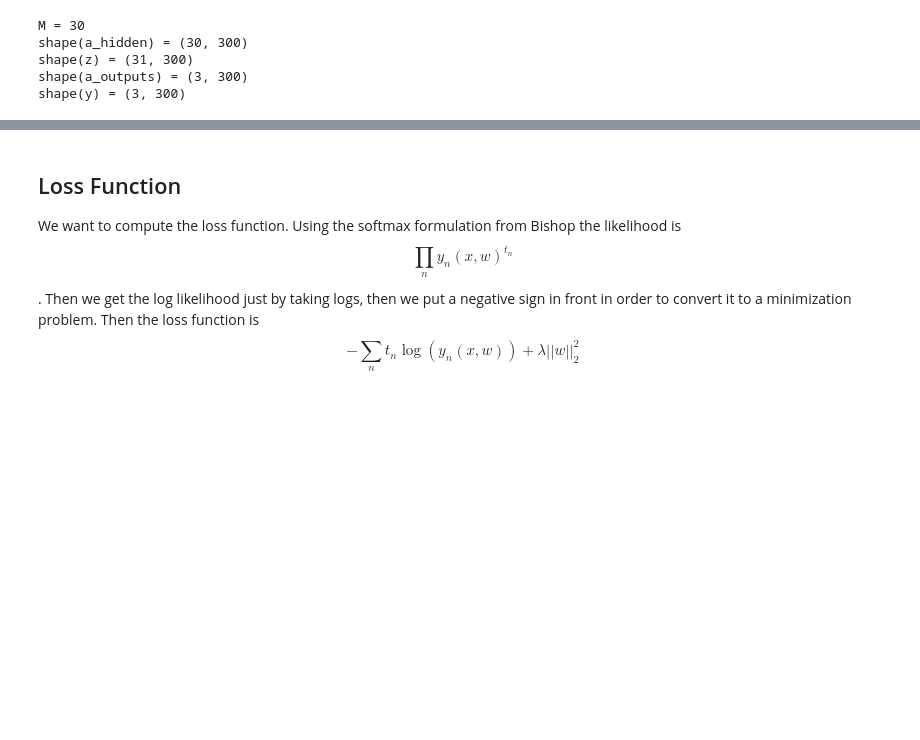
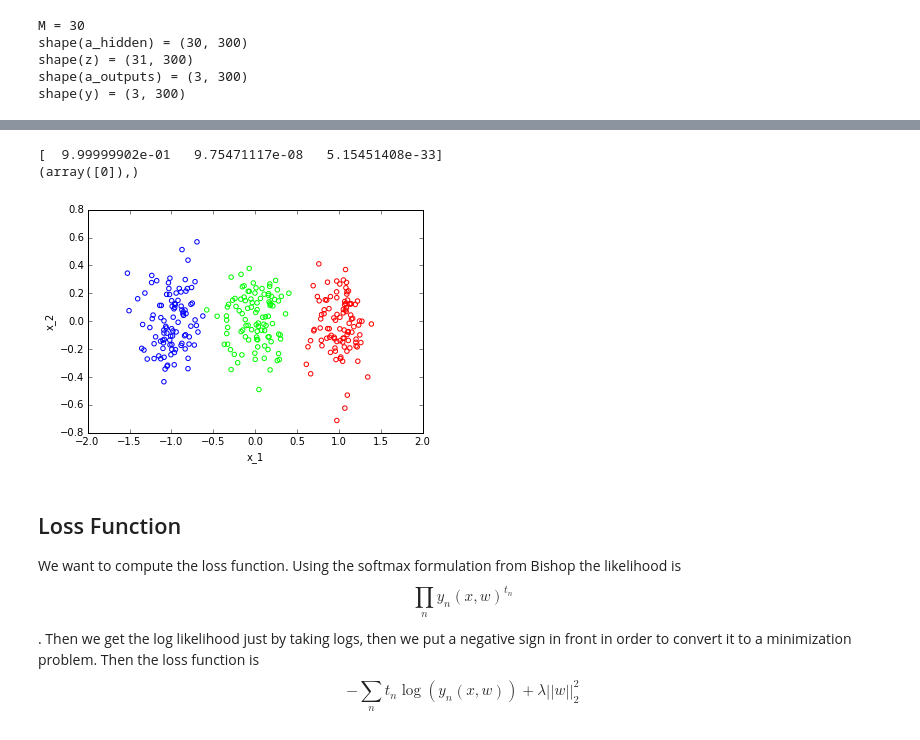
Before and after one commit to peteflorence/Machine-Learning-6.867-homework, a Jupyter notebook: hw3/prob_2_firstpart.ipynb, the cells around one changed output, grey strips where cells are left out. Saved outputs shown, nothing was run; the diff lists cells and outputs as text; code cells hidden in the pictures; blank space fills up the shorter version.

```diff
--- a/hw3/prob_2_firstpart.ipynb
+++ b/hw3/prob_2_firstpart.ipynb
@@ -81,3 +114,13 @@ print b
+# %%
+nn.forwardProp(nn.X,w_list=w_min)
+print nn.y[:,0]
+idx = np.where(nn.y[:,0] == np.max(nn.y[:,0]))
+print idx
+nn.plotNN(w_min)
+# %% [output]
+[  9.99999902e-01   9.75471117e-08   5.15451408e-33]
+(array([0]),)
+[figure, added]
 # %% [markdown]
 ## Loss Function
 
```
Also changed, not shown: parts of 9 cells of this notebook.
